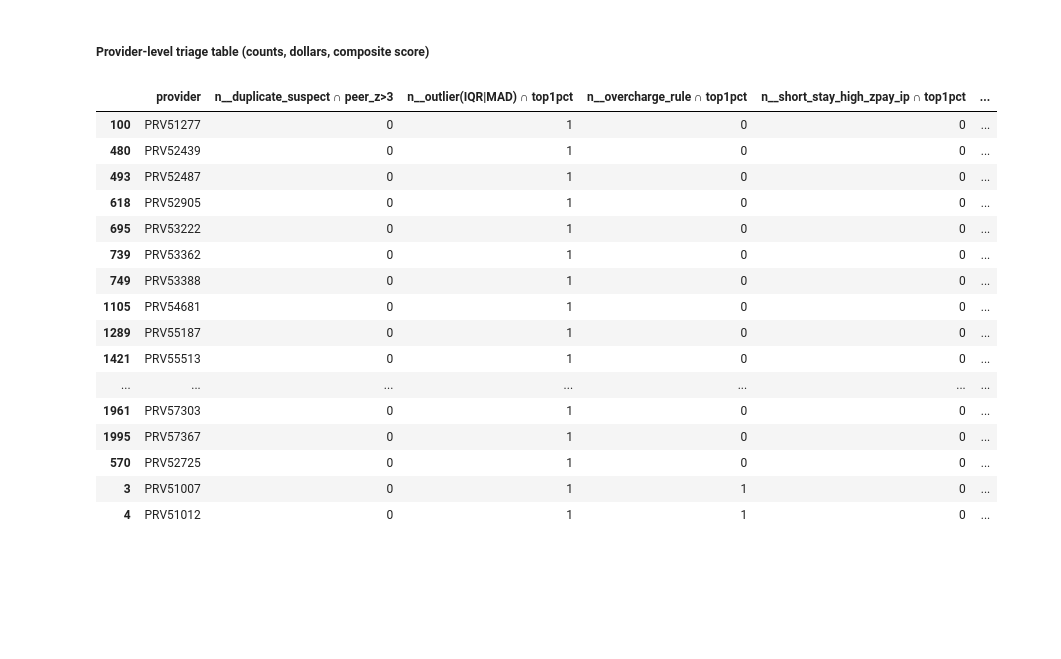
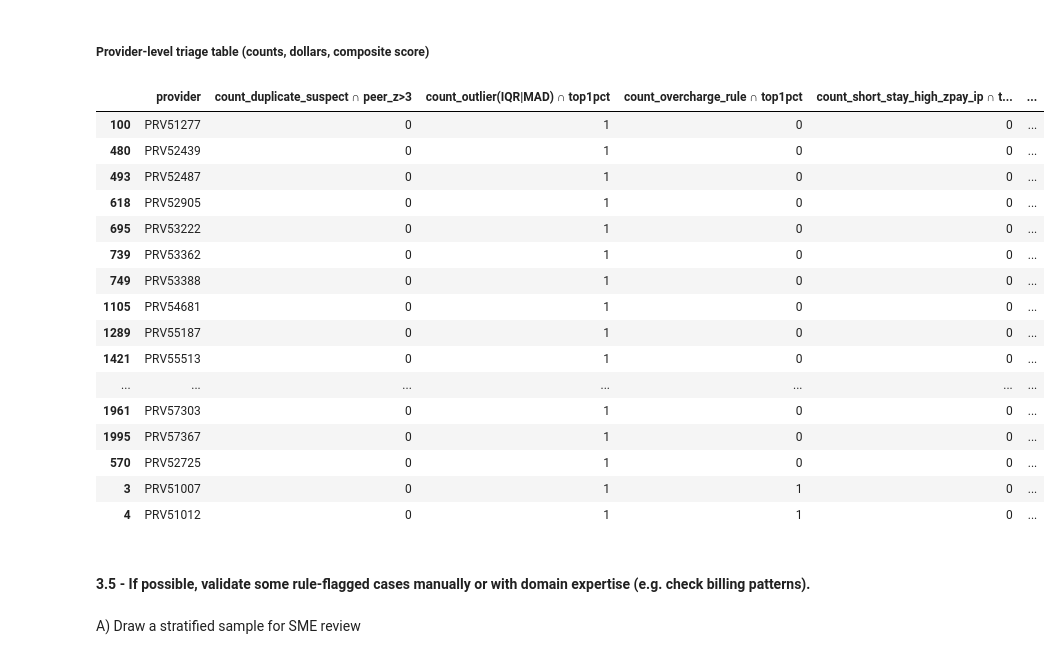
Before and after one commit to Healthcare-Fraud-Detection-System/Healthcare-Fraud-Detection-System, a Jupyter notebook: Project/3) Exploratory Analysis + Sanity Checks/3.4.ipynb, the cells around one changed output. Saved outputs shown, nothing was run; the diff lists cells and outputs as text; code cells hidden in the pictures; blank space fills up the shorter version.

```diff
--- a/Project/3) Exploratory Analysis + Sanity Checks/3.4.ipynb
+++ b/Project/3) Exploratory Analysis + Sanity Checks/3.4.ipynb
@@ -287,48 +279,53 @@ claims_queue.head(100)
 # %%
 # Build provider-level signals from the intersection claims
 prov_agg = (claims_queue
             .groupby(["provider","reason"])
             .agg(n_claims=("claimid","count"),
                  dollars=("reimb_amt","sum"),
                  max_z_ip=("z_ip_reimb","max"),
                  max_z_op=("z_op_reimb","max"),
                  min_los=("z_ip_los","min"))   # min z_los => shorter than peers
             .reset_index())
 
 # Pivot reasons to columns (counts + dollars per reason)
-prov_pivot_n = prov_agg.pivot_table(index="provider", columns="reason", values="n_claims", fill_value=0, aggfunc="sum")
-prov_pivot = prov_agg.pivot_table(index="provider", columns="reason", values="dollars",  fill_value=0.0, aggfunc="sum")
+prov_pivot_counts = prov_agg.pivot_table(index="provider", columns="reason", values="n_claims", fill_value=0, aggfunc="sum")
+prov_pivot_dollars = prov_agg.pivot_table(index="provider", columns="reason", values="dollars", fill_value=0.0, aggfunc="sum")
 
-# Flatten MultiIndex columns
-prov_pivot_n.columns = [f"n__{c}" for c in prov_pivot_n.columns]
-prov_pivot.columns = [f"$$__{c}" for c in prov_pivot.columns]
+# Flatten MultiIndex columns with clearer prefixes
+prov_pivot_counts.columns = [f"count_{c}" for c in prov_pivot_counts.columns]
+prov_pivot_dollars.columns = [f"amt_{c}" for c in prov_pivot_dollars.columns]
 
-prov_sum = (prov_pivot_n.join(prov_pivot, how="outer")
+# Join the two pivot tables
+prov_sum = (prov_pivot_counts.join(prov_pivot_dollars, how="outer")
             .fillna(0)
             .reset_index())
 
-# Add global totals and a simple composite score (counts + normalized dollars)
-count_cols = [c for c in prov_sum.columns if c.startswith("n__")]
-dollar_cols= [c for c in prov_sum.columns if c.startswith("$$__")]
+# Add global totals (across all fraud reasons)
+count_cols = [c for c in prov_sum.columns if c.startswith("count_")]
+dollar_cols = [c for c in prov_sum.columns if c.startswith("amt_")]
 
-prov_sum["n_any"] = prov_sum[count_cols].sum(axis=1)
-prov_sum["dollars_any"] = prov_sum[dollar_cols].sum(axis=1)
+prov_sum["total_flagged_claims"] = prov_sum[count_cols].sum(axis=1)
+prov_sum["total_flagged_dollars"] = prov_sum[dollar_cols].sum(axis=1)
 
-# Percentile ranks (0..1) per column for a simple “risk_score”
+# Percentile ranks (0..1) per column for composite risk score
+# Higher rank = higher risk
 for c in count_cols + dollar_cols:
-    prov_sum[f"r_{c}"] = prov_sum[c].rank(pct=True, ascending=False)
+    prov_sum[f"rank_{c}"] = prov_sum[c].rank(pct=True, ascending=False)
 
-rank_cols = [c for c in prov_sum.columns if c.startswith("r_")]
-prov_sum["risk_score_intersections"] = prov_sum[rank_cols].mean(axis=1)  # equal weights
+# Calculate composite risk score (average of all percentile ranks)
+rank_cols = [c for c in prov_sum.columns if c.startswith("rank_")]
+prov_sum["composite_risk_score"] = prov_sum[rank_cols].mean(axis=1)
 
-# Order your audit queue by score, break ties by dollars then count
+# Create audit queue: sort by risk score (highest first), then dollars, then count
 audit_queue_providers = prov_sum.sort_values(
-    ["risk_score_intersections","dollars_any","n_any"], ascending=[False, False, False]
+    ["composite_risk_score", "total_flagged_dollars", "total_flagged_claims"],
+    ascending=[False, False, False]
 )
 
+# Display top 20 highest-risk providers
 audit_queue_providers.head(20)
 # %% [output]
-|  | provider | n__duplicate_suspect ∩ peer_z>3 | n__outlier(IQR|MAD) ∩ top1pct | n__overcharge_rule ∩ top1pct | n__short_stay_high_zpay_ip ∩ top1pct | ... |
+|  | provider | count_duplicate_suspect ∩ peer_z>3 | count_outlier(IQR|MAD) ∩ top1pct | count_overcharge_rule ∩ top1pct | count_short_stay_high_zpay_ip ∩ t... | ... |
 | 100 | PRV51277 | 0 | 1 | 0 | 0 | ... |
 | 480 | PRV52439 | 0 | 1 | 0 | 0 | ... |
 | 493 | PRV52487 | 0 | 1 | 0 | 0 | ... |
@@ -347,0 +361,4 @@ audit_queue_providers.head(20)
+# %% [markdown]
+#### 3.5 - If possible, validate some rule-flagged cases manually or with domain expertise (e.g. check billing patterns).
+# %% [markdown]
+A) Draw a stratified sample for SME review
```
Also changed, not shown: parts of 12 cells of this notebook, 7 other files.
